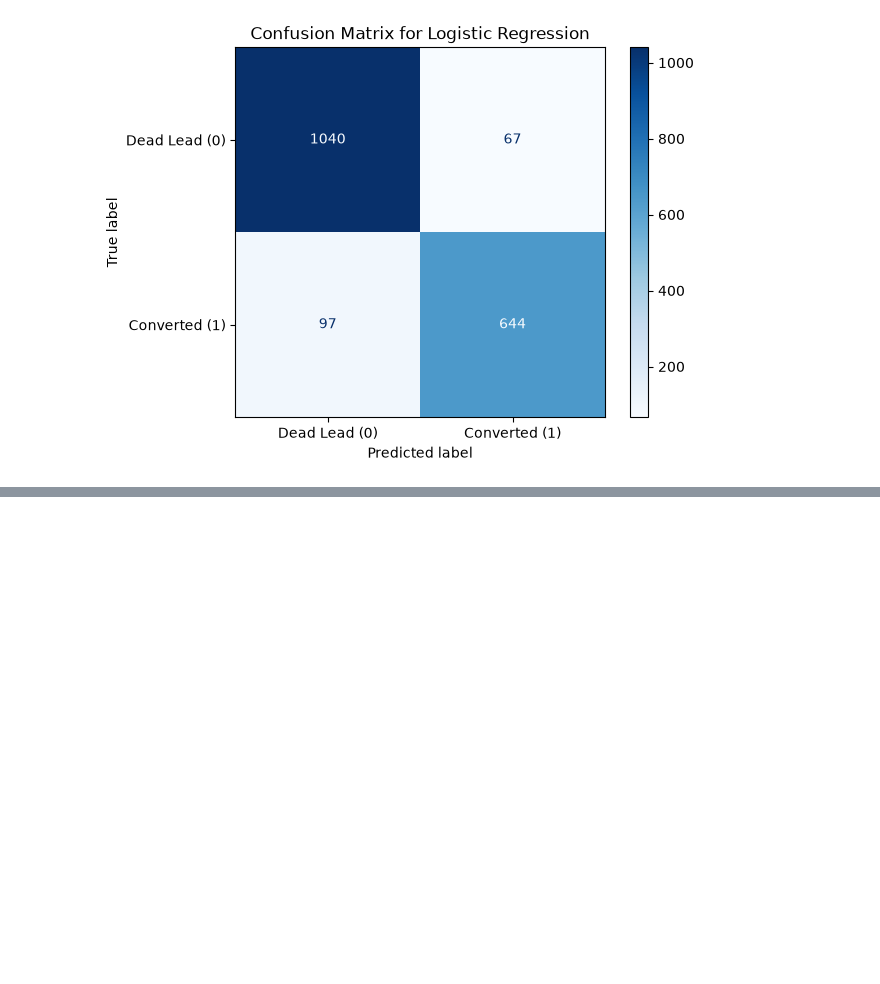
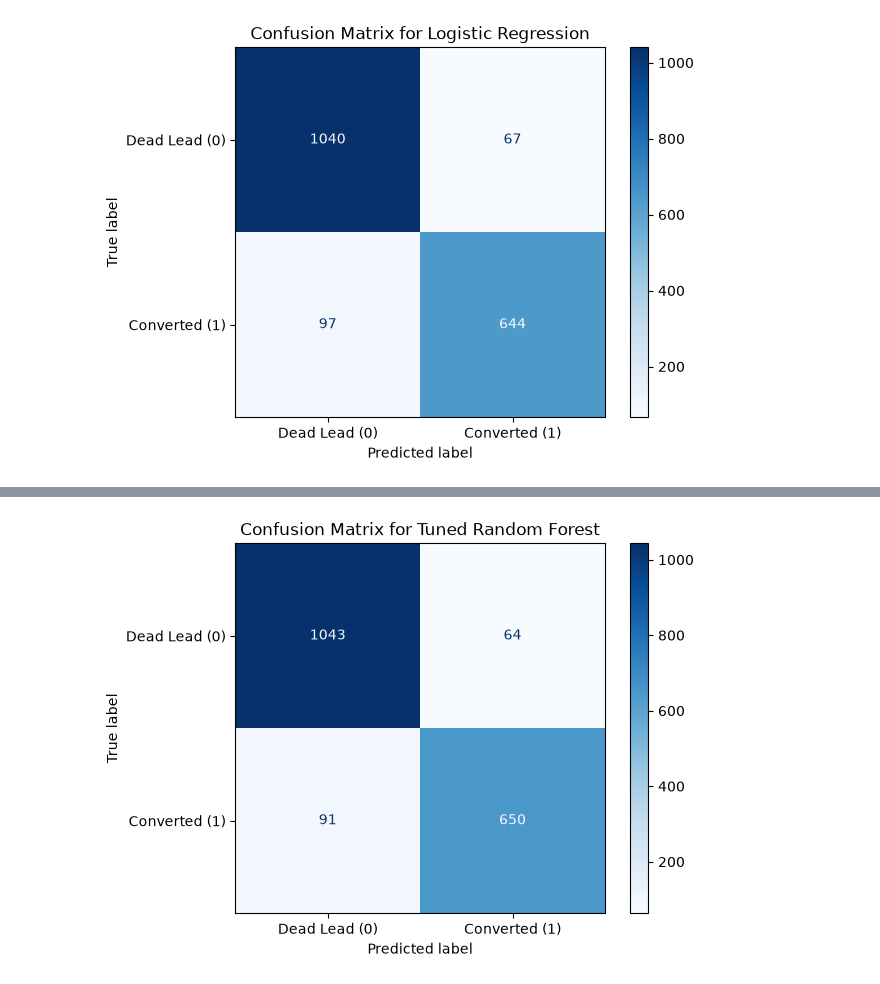
Before and after one commit to Tonmoy10/leads-score-sales-intelligence, a Jupyter notebook: notebooks/04_lead_scoring_model.ipynb, the cells around one changed output, grey strips where cells are left out. Saved outputs shown, nothing was run; the diff lists cells and outputs as text; code cells hidden in the pictures; blank space fills up the shorter version.

```diff
--- a/notebooks/04_lead_scoring_model.ipynb
+++ b/notebooks/04_lead_scoring_model.ipynb
@@ -85,0 +163,6 @@ RocCurveDisplay.from_estimator(lr,X_test,y_test)
+# %%
+params = {
+    "max_depth":[5,10,15,None],
+    "min_samples_split":[2,5,10],
+    "min_samples_leaf": [1,2,4]
+}
@@ -85,0 +171,5 @@ RocCurveDisplay.from_estimator(lr,X_test,y_test)
+# %%
+grid_search = GridSearchCV(estimator=RandomForestClassifier(random_state=42),param_grid=params,cv=5,scoring="roc_auc",n_jobs=-1)
+rf_tuned = grid_search.fit(X_train,y_train)
+predict_rf_tuned = rf_tuned.predict(X_test)
+converted_prob_rf_tuned = rf_tuned.predict_proba(X_test)[:,1]
@@ -85,0 +197,6 @@ RocCurveDisplay.from_estimator(lr,X_test,y_test)
+# %%
+ConfusionMatrixDisplay.from_predictions(y_test,predict_rf_tuned,display_labels=["Dead Lead (0)","Converted (1)"],cmap="Blues")
+plt.title("Confusion Matrix for Tuned Random Forest")
+plt.show()
+# %% [output]
+[figure, added]
```
Also changed, not shown: parts of 32 cells of this notebook, 1 other file.
